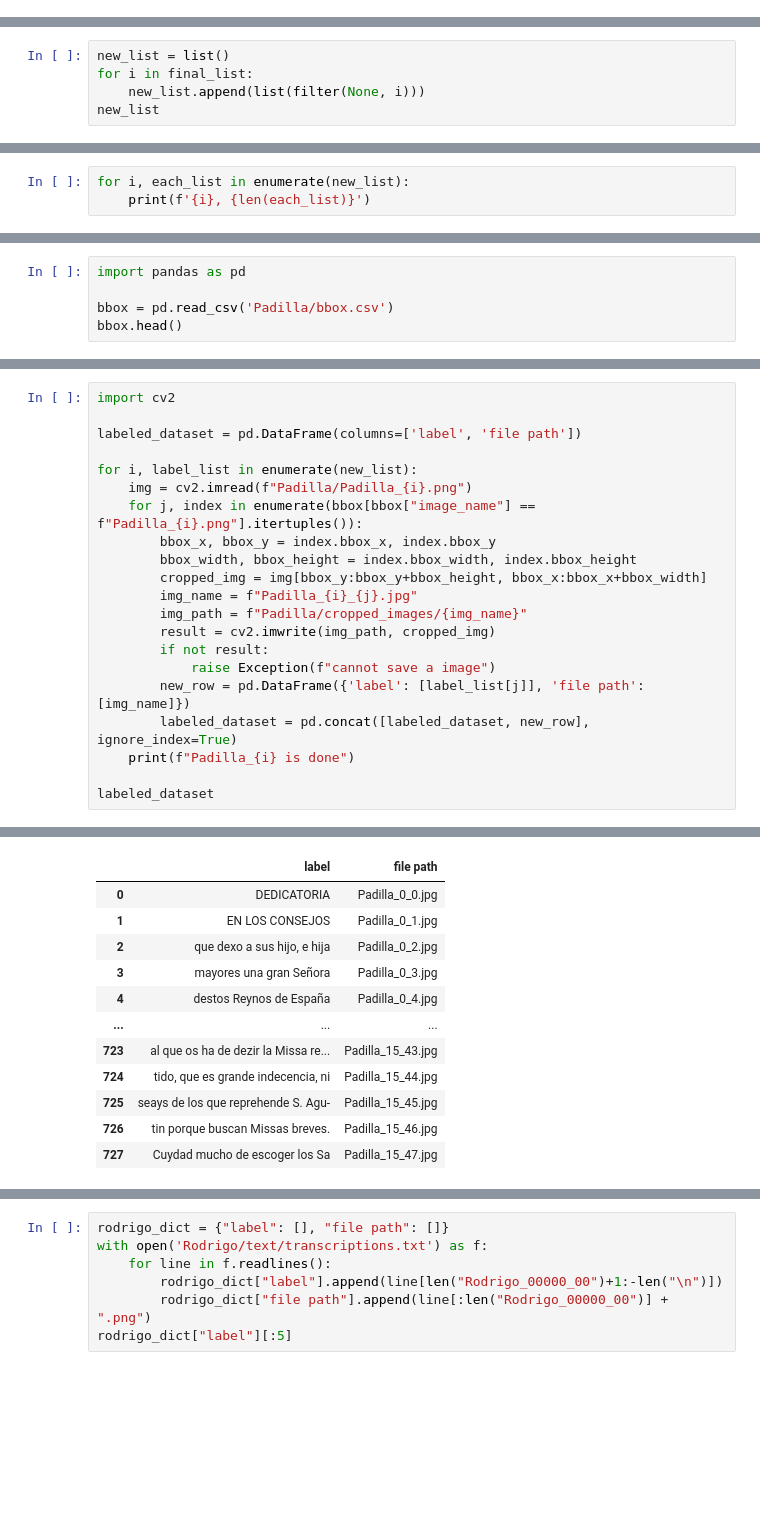
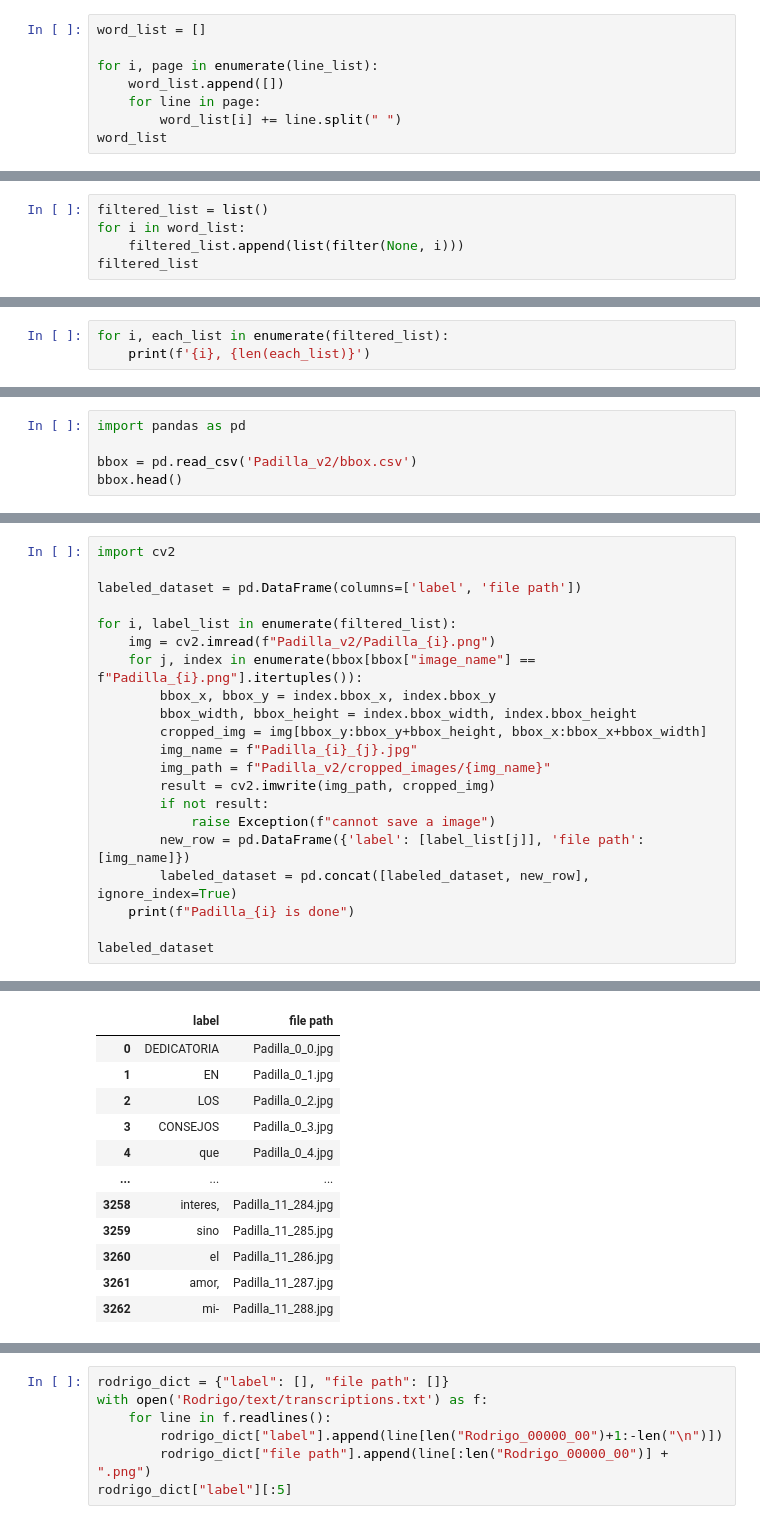
Before and after one commit to yamanoko/SeqCLR_RenaissanceSpanish, a Jupyter notebook: make_dataset.ipynb, the cells around one changed output, grey strips where cells are left out. Saved outputs shown, nothing was run; the diff lists cells and outputs as text; blank space fills up the shorter version.

```diff
--- a/make_dataset.ipynb
+++ b/make_dataset.ipynb
@@ -100,3 +99,11 @@ final_list
   'seays de los que reprehende S. Agu-',
   'tin porque buscan Missas breves. ',
   'Cuydad mucho de escoger los Sa']]
+# %%
+word_list = []
+
+for i, page in enumerate(line_list):
+	word_list.append([])
+	for line in page:
+		word_list[i] += line.split(" ")
+word_list
@@ -103,7 +128,7 @@ final_list
 # %%
-new_list = list()
-for i in final_list:
-    new_list.append(list(filter(None, i)))
-new_list
+filtered_list = list()
+for i in word_list:
+    filtered_list.append(list(filter(None, i)))
+filtered_list
 # %% [output]
 [['DEDICATORIA',
@@ -126,4 +151,4 @@ new_list
 # %%
-for i, each_list in enumerate(new_list):
+for i, each_list in enumerate(filtered_list):
     print(f'{i}, {len(each_list)}')
 # %% [output]
@@ -146,7 +171,7 @@ for i, each_list in enumerate(new_list):
 # %%
 import pandas as pd
 
-bbox = pd.read_csv('Padilla/bbox.csv')
+bbox = pd.read_csv('Padilla_v2/bbox.csv')
 bbox.head()
 # %% [output]
 |  | label_name | bbox_x | bbox_y | bbox_width | bbox_height | image_name | image_width | image_height |
@@ -164,48 +185,48 @@ import cv2
 
 labeled_dataset = pd.DataFrame(columns=['label', 'file path'])
 
-for i, label_list in enumerate(new_list):
-    img = cv2.imread(f"Padilla/Padilla_{i}.png")
+for i, label_list in enumerate(filtered_list):
+    img = cv2.imread(f"Padilla_v2/Padilla_{i}.png")
     for j, index in enumerate(bbox[bbox["image_name"] == f"Padilla_{i}.png"].itertuples()):
         bbox_x, bbox_y = index.bbox_x, index.bbox_y
         bbox_width, bbox_height = index.bbox_width, index.bbox_height
         cropped_img = img[bbox_y:bbox_y+bbox_height, bbox_x:bbox_x+bbox_width]
         img_name = f"Padilla_{i}_{j}.jpg"
-        img_path = f"Padilla/cropped_images/{img_name}"
+        img_path = f"Padilla_v2/cropped_images/{img_name}"
         result = cv2.imwrite(img_path, cropped_img)
         if not result:
             raise Exception(f"cannot save a image")
         new_row = pd.DataFrame({'label': [label_list[j]], 'file path': [img_name]})
         labeled_dataset = pd.concat([labeled_dataset, new_row], ignore_index=True)
     print(f"Padilla_{i} is done")
 
 labeled_dataset
 # %% [output]
 Padilla_0 is done
 Padilla_1 is done
 Padilla_2 is done
 Padilla_3 is done
 Padilla_4 is done
 Padilla_5 is done
 Padilla_6 is done
 Padilla_7 is done
 Padilla_8 is done
 Padilla_9 is done
 Padilla_10 is done
 Padilla_11 is done
 Padilla_12 is done
 Padilla_13 is done
 Padilla_14 is done
 Padilla_15 is done
 |  | label | file path |
 | 0 | DEDICATORIA | Padilla_0_0.jpg |
-| 1 | EN LOS CONSEJOS | Padilla_0_1.jpg |
-| 2 | que dexo a sus hijo, e hija | Padilla_0_2.jpg |
-| 3 | mayores una gran Señora | Padilla_0_3.jpg |
-| 4 | destos Reynos de España | Padilla_0_4.jpg |
+| 1 | EN | Padilla_0_1.jpg |
+| 2 | LOS | Padilla_0_2.jpg |
+| 3 | CONSEJOS | Padilla_0_3.jpg |
+| 4 | que | Padilla_0_4.jpg |
 | ... | ... | ... |
-| 723 | al que os ha de dezir la Missa re... | Padilla_15_43.jpg |
-| 724 | tido, que es grande indecencia, ni | Padilla_15_44.jpg |
-| 725 | seays de los que reprehende S. Agu- | Padilla_15_45.jpg |
-| 726 | tin porque buscan Missas breves. | Padilla_15_46.jpg |
-| 727 | Cuydad mucho de escoger los Sa | Padilla_15_47.jpg |
+| 3258 | interes, | Padilla_11_284.jpg |
+| 3259 | sino | Padilla_11_285.jpg |
+| 3260 | el | Padilla_11_286.jpg |
+| 3261 | amor, | Padilla_11_287.jpg |
+| 3262 | mi- | Padilla_11_288.jpg |
```
Also changed, not shown: parts of 29 cells of this notebook, 4 other files.
